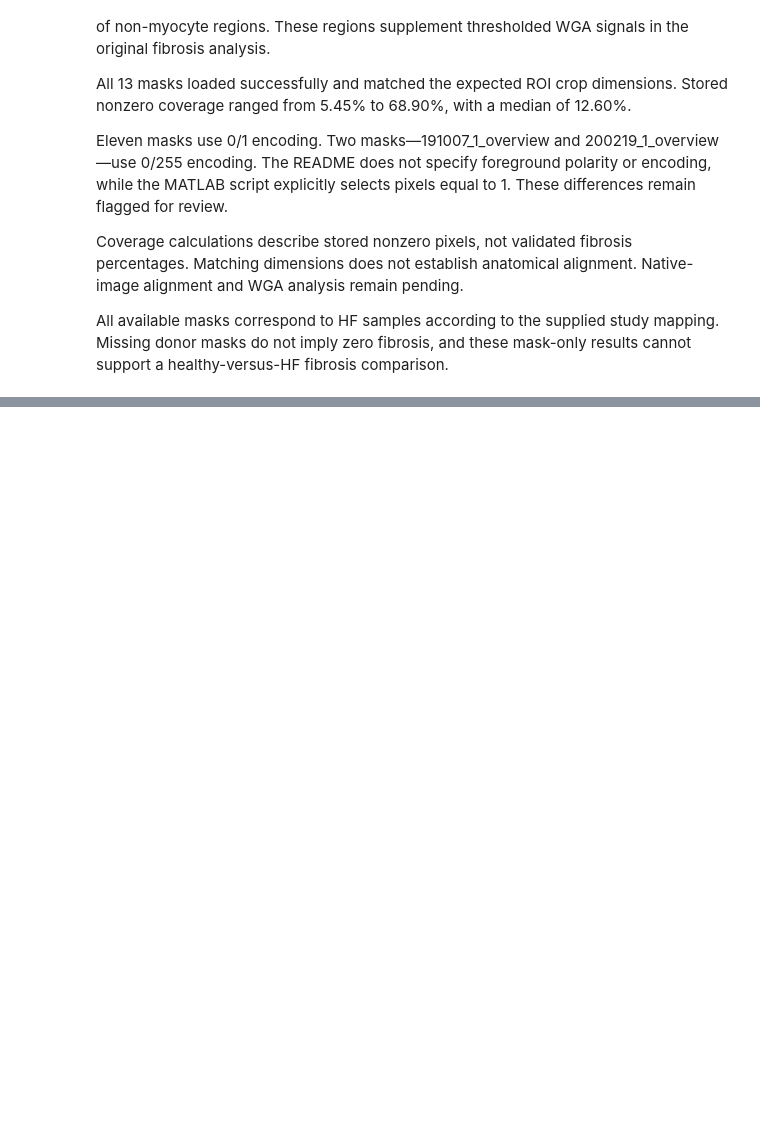
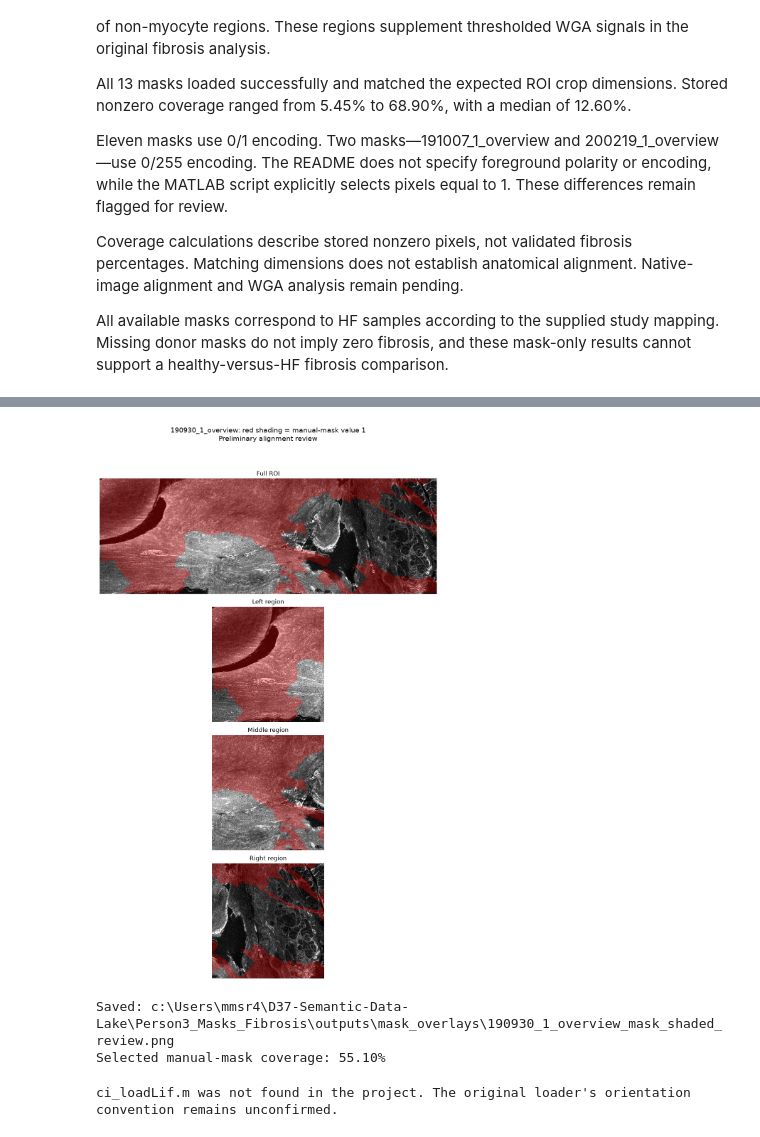
Before and after one commit to rapatnaik/D37-Semantic-Data-Lake, a Jupyter notebook: EDA/03_masks_fibrosis_eda.ipynb, the cells around one changed output, grey strips where cells are left out. Drawn from its saved outputs; the diff is of its cells as text; code cells hidden in the pictures; blank space fills up the shorter version.

```diff
--- a/EDA/03_masks_fibrosis_eda.ipynb
+++ b/EDA/03_masks_fibrosis_eda.ipynb
@@ -936,0 +1173,75 @@ mask-only results cannot support a healthy-versus-HF fibrosis comparison.
+# %%
+# Highlight the exact pixels selected by the original MATLAB script.
+selected = manual_mask == 1
+
+# Red shading shows selected manual-mask regions.
+highlight = np.zeros((*selected.shape, 4), dtype=np.float32)
+highlight[..., 0] = 1.0
+highlight[..., 3] = selected.astype(np.float32) * 0.30
+
+height, width = wga_roi.shape
+
+regions = [
+    ("Full ROI", 0, width, 0, height),
+    ("Left region", 0, width // 3, 0, height),
+    ("Middle region", width // 3, 2 * width // 3, 0, height),
+    ("Right region", 2 * width // 3, width, 0, height),
+]
+
+fig, axes = plt.subplots(4, 1, figsize=(16, 16))
+
+for ax, (title, left, right, top, bottom) in zip(axes, regions):
+    image_crop = wga_roi[top:bottom, left:right]
+    highlight_crop = highlight[top:bottom, left:right]
+
+    ax.imshow(
+        image_crop,
+        cmap="gray",
+        vmin=display_low,
+        vmax=display_high,
+        interpolation="nearest",
+    )
+
+    ax.imshow(
+        highlight_crop,
+        interpolation="nearest",
+    )
+
+    ax.set_title(title)
+    ax.axis("off")
+
+fig.suptitle(
+    f"{SAMPLE_ID}: red shading = manual-mask value 1\n"
+    "Preliminary alignment review",
+    fontsize=14,
+)
+
+fig.tight_layout(rect=[0, 0, 1, 0.95])
+
+review_path = OVERLAYS / f"{SAMPLE_ID}_mask_shaded_review.png"
+fig.savefig(review_path, dpi=180, bbox_inches="tight")
+
+plt.show()
+print("Saved:", review_path)
+print(f"Selected manual-mask coverage: {selected.mean() * 100:.2f}%")
+# %% [output]
+[figure, added]
+Saved: c:\Users\mmsr4\D37-Semantic-Data-Lake\Person3_Masks_Fibrosis\outputs\mask_overlays\190930_1_overview_mask_shaded_review.png
+Selected manual-mask coverage: 55.10%
+# %%
+loader_files = [
+    path
+    for path in ROOT.rglob("*")
+    if path.is_file() and path.name.lower() == "ci_loadlif.m"
+]
+
+if loader_files:
+    for path in loader_files:
+        print(path)
+else:
+    print(
+        "ci_loadLif.m was not found in the project. "
+        "The original loader's orientation convention remains unconfirmed."
+    )
+# %% [output]
+ci_loadLif.m was not found in the project. The original loader's orientation convention remains unconfirmed.
```
Also changed, not shown: parts of 8 cells of this notebook, 7 other files.
